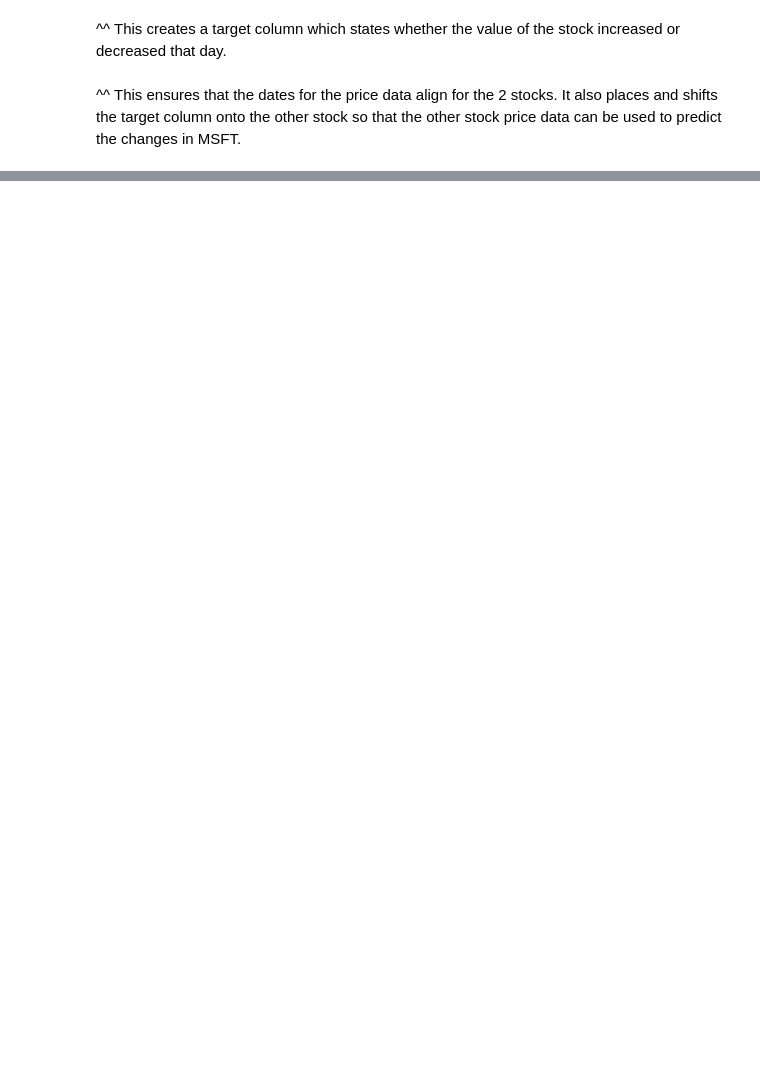
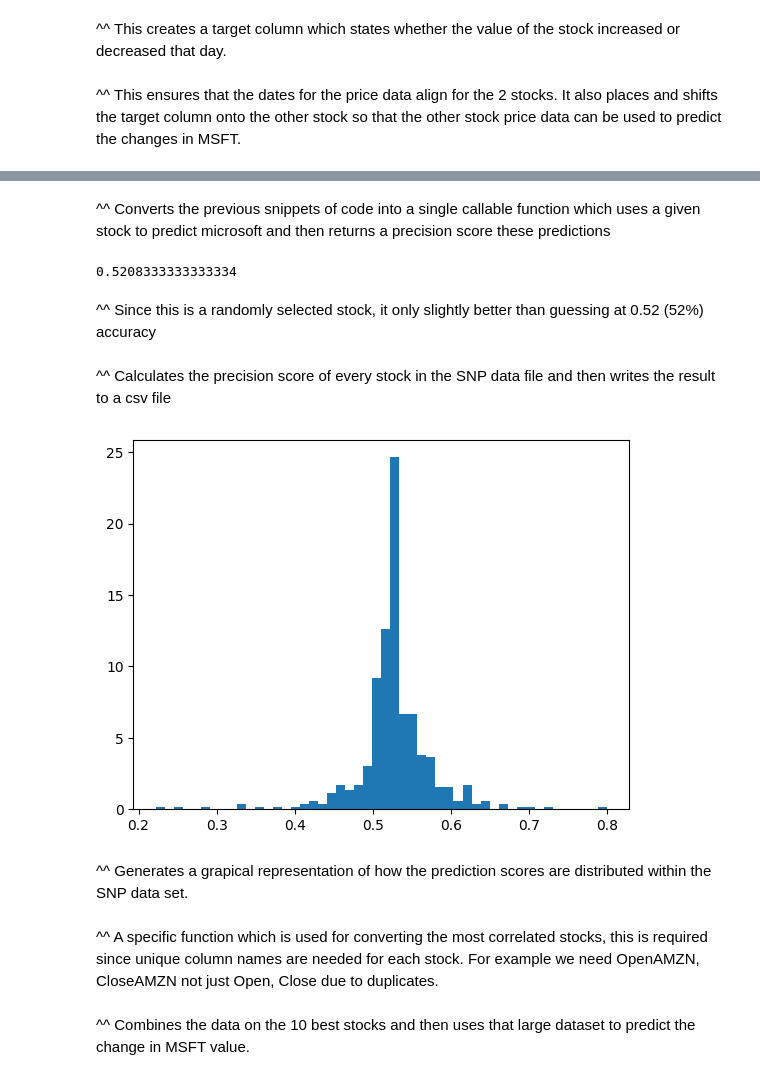
Before and after one commit to Matt-HarveyCook/Stock-Price-Predictor, a Jupyter notebook: stockOrdering.ipynb, the cells around one changed output, grey strips where cells are left out. Saved outputs shown, nothing was run; the diff lists cells and outputs as text; code cells hidden in the pictures; blank space fills up the shorter version.

Commit message:
First finished prediction model

```diff
--- a/stockOrdering.ipynb
+++ b/stockOrdering.ipynb
@@ -169,0 +156,8 @@ temp[temp.Open > 0]
+# %% [markdown]
+^^ Converts the previous snippets of code into a single callable function which uses a given stock to predict microsoft and then returns a precision score these predictions
+# %%
+calculatePrecisionScore('PKI_data.csv')
+# %% [output]
+0.5208333333333334
+# %% [markdown]
+^^ Since this is a randomly selected stock, it only slightly better than guessing at 0.52 (52%) accuracy
@@ -169,0 +199,22 @@ temp[temp.Open > 0]
+# %% [markdown]
+^^ Calculates the precision score of every stock in the SNP data file and then writes the result to a csv file
+# %%
+import pandas as pd
+import matplotlib.pyplot as plt
+
+# Reads the score values from CSV
+fields=['Name','Score']
+df = pd.read_csv('precisionScore.csv', names=fields)
+values = df['Score']
+
+# Remove errors
+values = values[values!= 0]
+values = values[values!= 1]
+
+# Plot on histogram
+plt.hist(values, bins=50, density=True)
+plt.show()
+# %% [output]
+[figure, added]
+# %% [markdown]
+^^ Generates a grapical representation of how the prediction scores are distributed within the SNP data set.
@@ -169,0 +235,2 @@ temp[temp.Open > 0]
+# %% [markdown]
+^^ A specific function which is used for converting the most correlated stocks, this is required since unique column names are needed for each stock. For example we need OpenAMZN, CloseAMZN not just Open, Close due to duplicates.
@@ -169,0 +281,2 @@ temp[temp.Open > 0]
+# %% [markdown]
+^^ Combines the data on the 10 best stocks and then uses that large dataset to predict the change in MSFT value.
```
Also changed, not shown: parts of 23 cells of this notebook, 10 other files.
